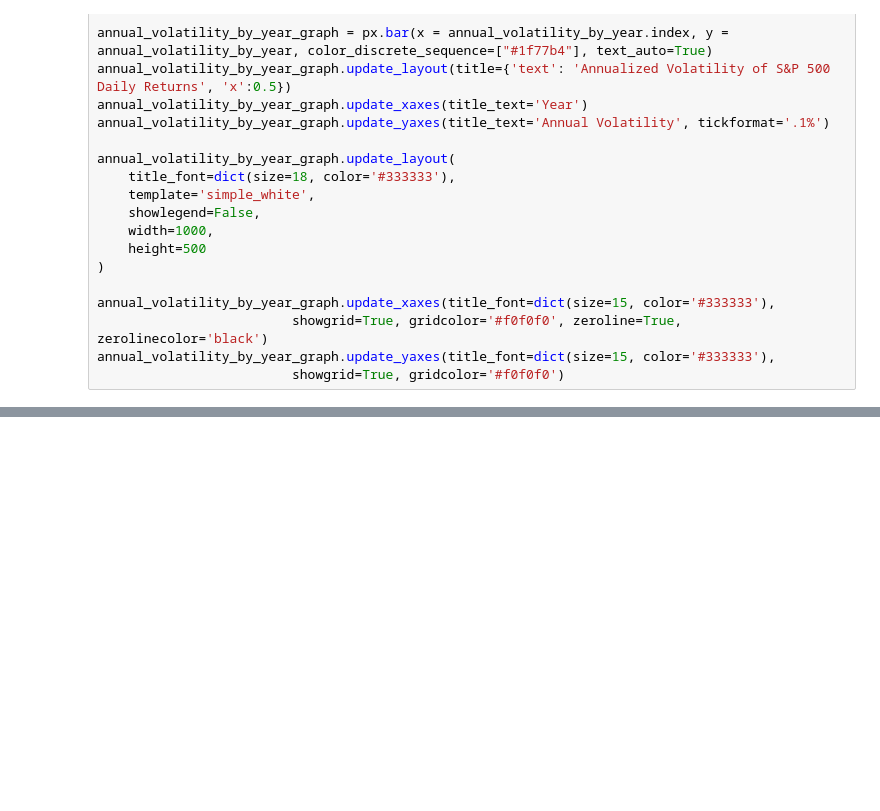
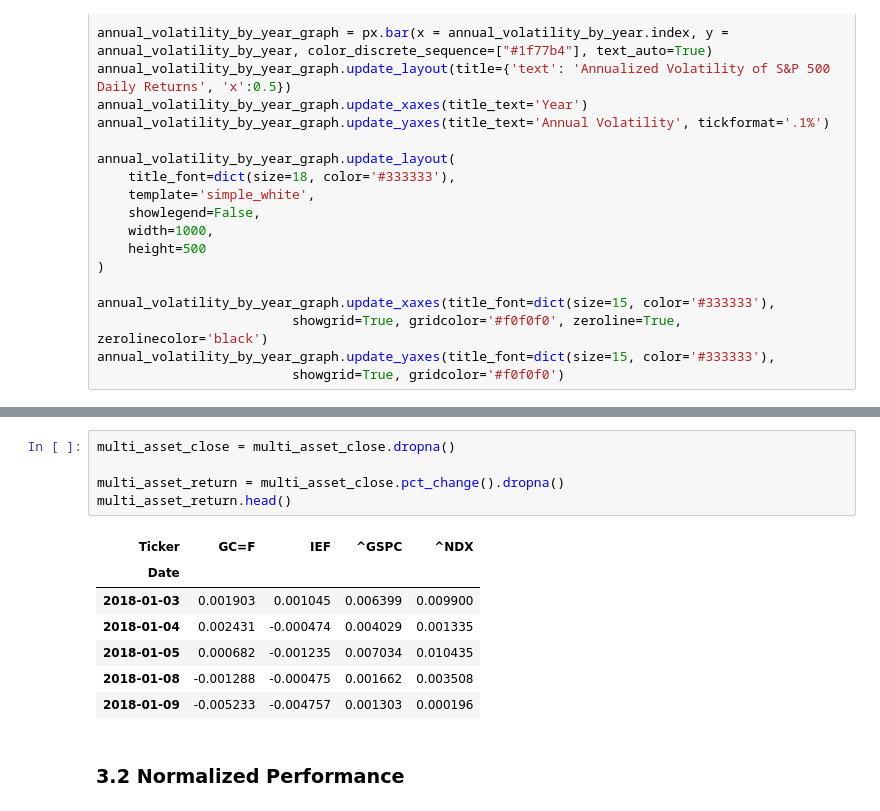
Before and after one commit to AlexisGimar/market-returns-volatility-analysis, a Jupyter notebook: notebooks/market-returns-volatility.ipynb, the cells around one changed output, grey strips where cells are left out. Drawn from its saved outputs; the diff is of its cells as text; blank space fills up the shorter version.

```diff
--- a/notebooks/market-returns-volatility.ipynb
+++ b/notebooks/market-returns-volatility.ipynb
@@ -342,0 +460,15 @@ annual_volatility_by_year_graph.update_yaxes(title_font=dict(size=15, color='#33
+# %%
+multi_asset_close = multi_asset_close.dropna()
+
+multi_asset_return = multi_asset_close.pct_change().dropna()
+multi_asset_return.head()
+# %% [output]
+| Ticker | GC=F | IEF | ^GSPC | ^NDX |
+| Date |  |  |  |  |
+| 2018-01-03 | 0.001903 | 0.001045 | 0.006399 | 0.009900 |
+| 2018-01-04 | 0.002431 | -0.000474 | 0.004029 | 0.001335 |
+| 2018-01-05 | 0.000682 | -0.001235 | 0.007034 | 0.010435 |
+| 2018-01-08 | -0.001288 | -0.000475 | 0.001662 | 0.003508 |
+| 2018-01-09 | -0.005233 | -0.004757 | 0.001303 | 0.000196 |
+# %% [markdown]
+### 3.2 Normalized Performance
```
Also changed, not shown: parts of 52 cells of this notebook, 3 other files.
